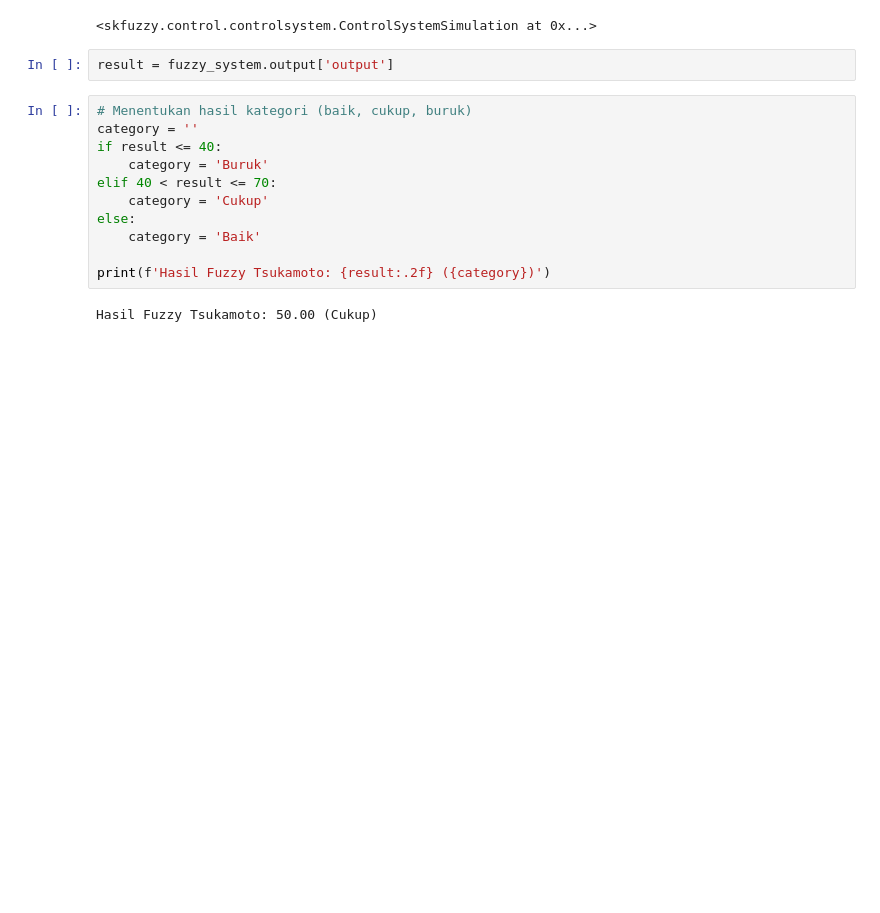
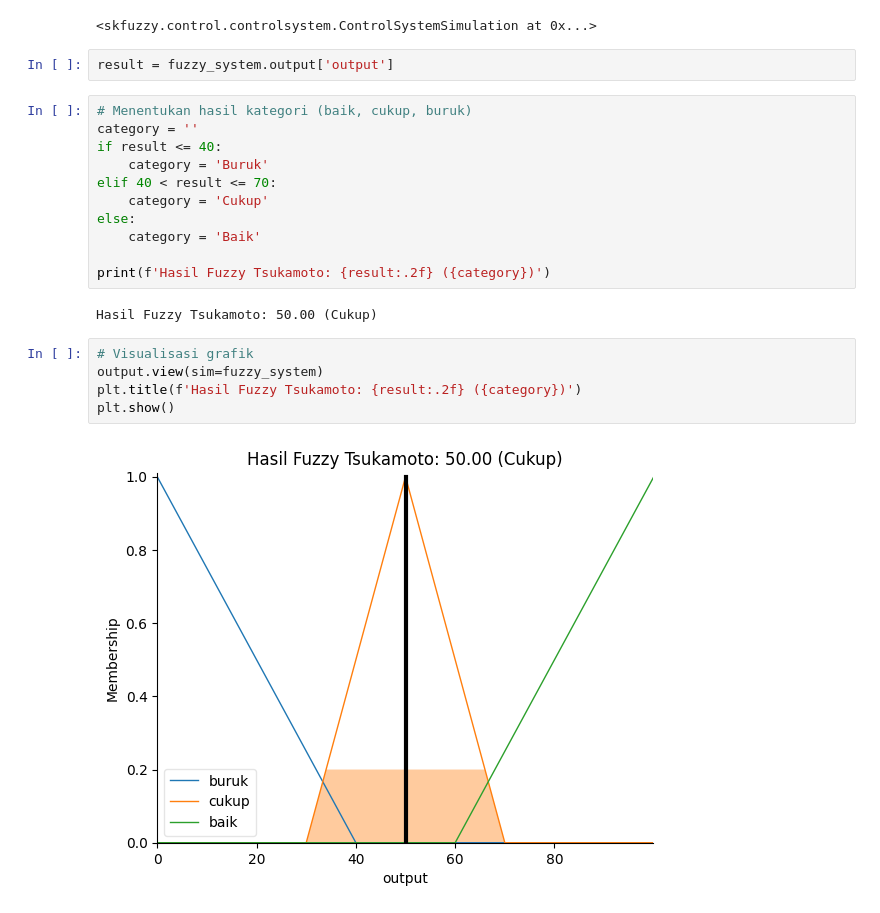
Before and after one commit to yeremiayospane/WaterQuality_Fuzzy, a Jupyter notebook: Tsukamoto_Fuzzy_lib.ipynb, the cells around one changed output. Saved outputs shown, nothing was run; the diff lists cells and outputs as text; blank space fills up the shorter version.

```diff
--- a/Tsukamoto_Fuzzy_lib.ipynb
+++ b/Tsukamoto_Fuzzy_lib.ipynb
@@ -66,3 +67,10 @@ else:
 print(f'Hasil Fuzzy Tsukamoto: {result:.2f} ({category})')
 # %% [output]
 Hasil Fuzzy Tsukamoto: 50.00 (Cukup)
+# %%
+# Visualisasi grafik
+output.view(sim=fuzzy_system)
+plt.title(f'Hasil Fuzzy Tsukamoto: {result:.2f} ({category})')
+plt.show()
+# %% [output]
+[figure, added]
```
Also changed, not shown: parts of 1 cell of this notebook, 2 other files.
